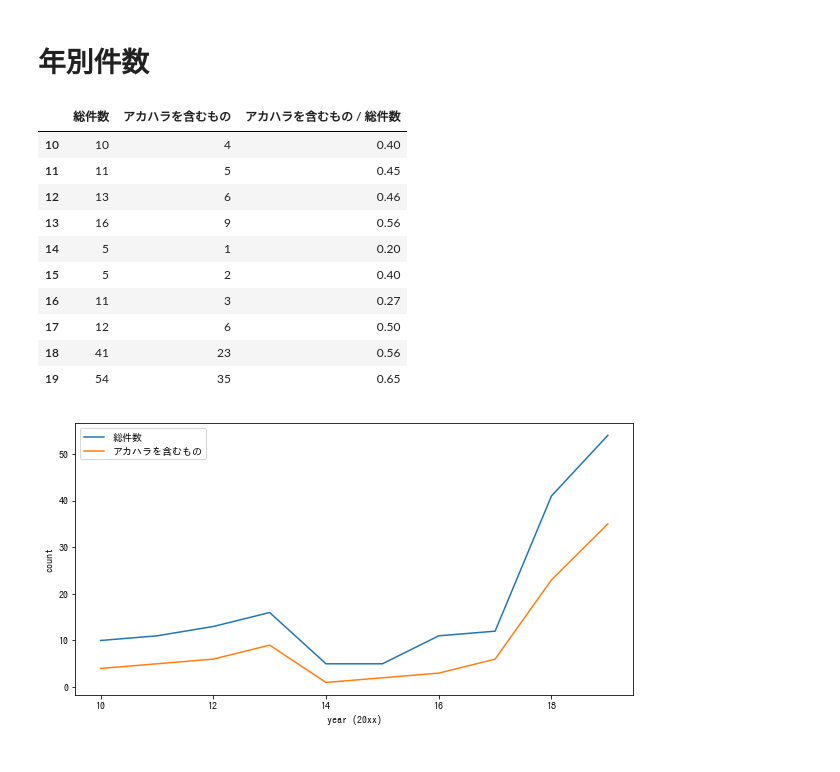
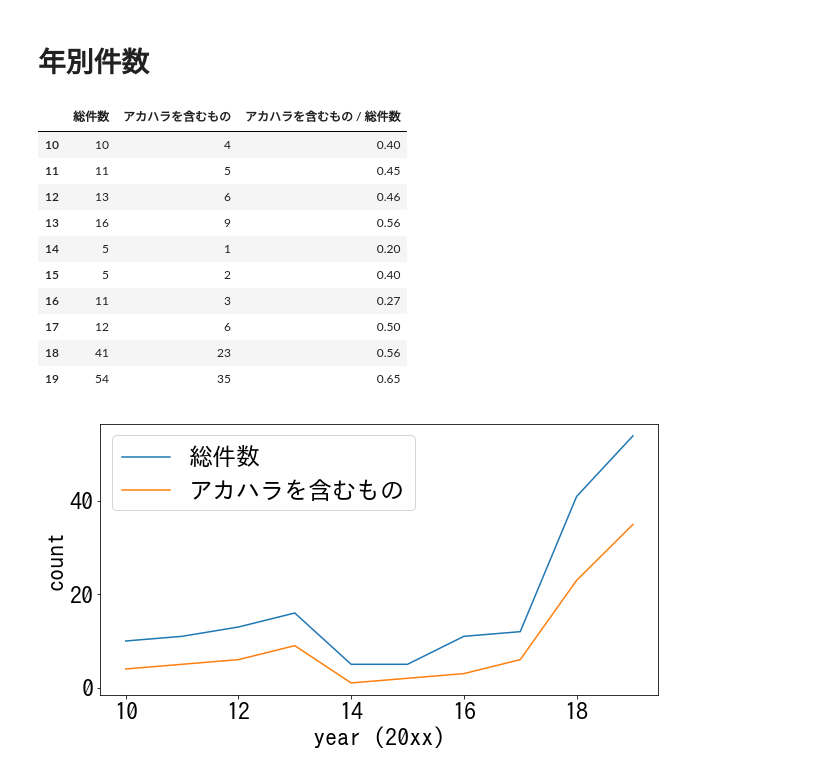
Before and after one commit to akahara-matome/haklak_akahra_news_scraping, a Jupyter notebook: main.ipynb, the cells around one changed output. Saved outputs shown, nothing was run; the diff lists cells and outputs as text; code cells hidden in the pictures.

```diff
--- a/main.ipynb
+++ b/main.ipynb
@@ -245,31 +245,32 @@ tmp
 tmp_all = df['公表年月日'].map(lambda x: int(str(x[0:2]))).value_counts().sort_index().to_frame()
 tmp_aka = df.query("事件種.str.contains('アカ')" , engine='python')['公表年月日'].map(lambda x: int(str(x[0:2]))).value_counts().sort_index().to_frame()
 
 # 整形
 tmp_all.columns = ['総件数']
 tmp_aka.columns = ['アカハラを含むもの']
 dff = pd.concat([tmp_all, tmp_aka], axis=1)
 dff['アカハラを含むもの / 総件数'] = round(dff['アカハラを含むもの'] / dff['総件数'], 2)
 display(dff)
 
 # プロット
+plt.rcParams["font.size"] = 24
 plt.figure(figsize=(10,5))
 plt.plot(tmp_all, label="総件数")
 plt.plot(tmp_aka, label="アカハラを含むもの")
 plt.xlabel('year (20xx)')
 plt.ylabel('count')
 plt.legend()
 plt.show()
 # %% [output]
 |  | 総件数 | アカハラを含むもの | アカハラを含むもの / 総件数 |
 | 10 | 10 | 4 | 0.40 |
 | 11 | 11 | 5 | 0.45 |
 | 12 | 13 | 6 | 0.46 |
 | 13 | 16 | 9 | 0.56 |
 | 14 | 5 | 1 | 0.20 |
 | 15 | 5 | 2 | 0.40 |
 | 16 | 11 | 3 | 0.27 |
 | 17 | 12 | 6 | 0.50 |
 | 18 | 41 | 23 | 0.56 |
 | 19 | 54 | 35 | 0.65 |
-[figure, old version]
+[figure, new version]
```
